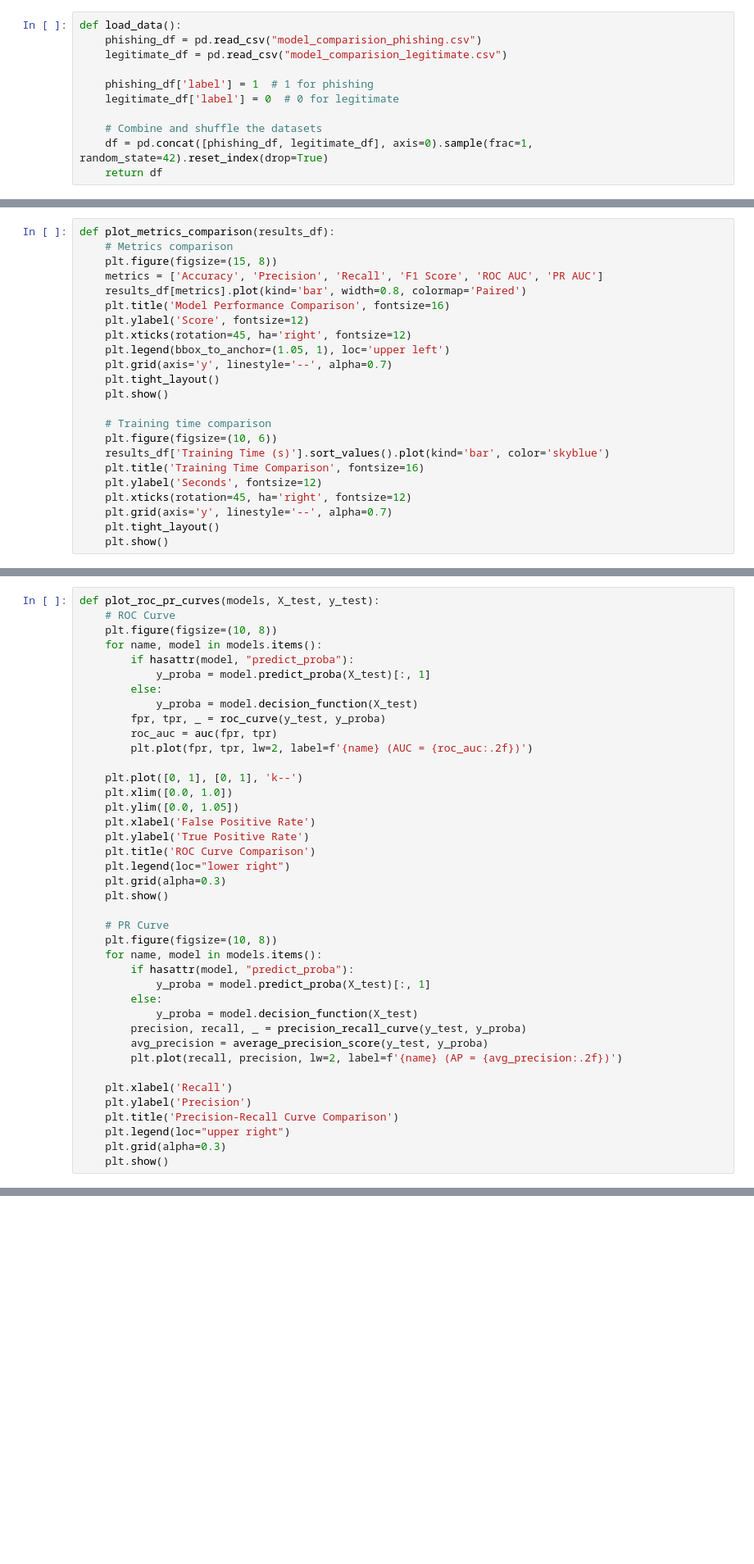
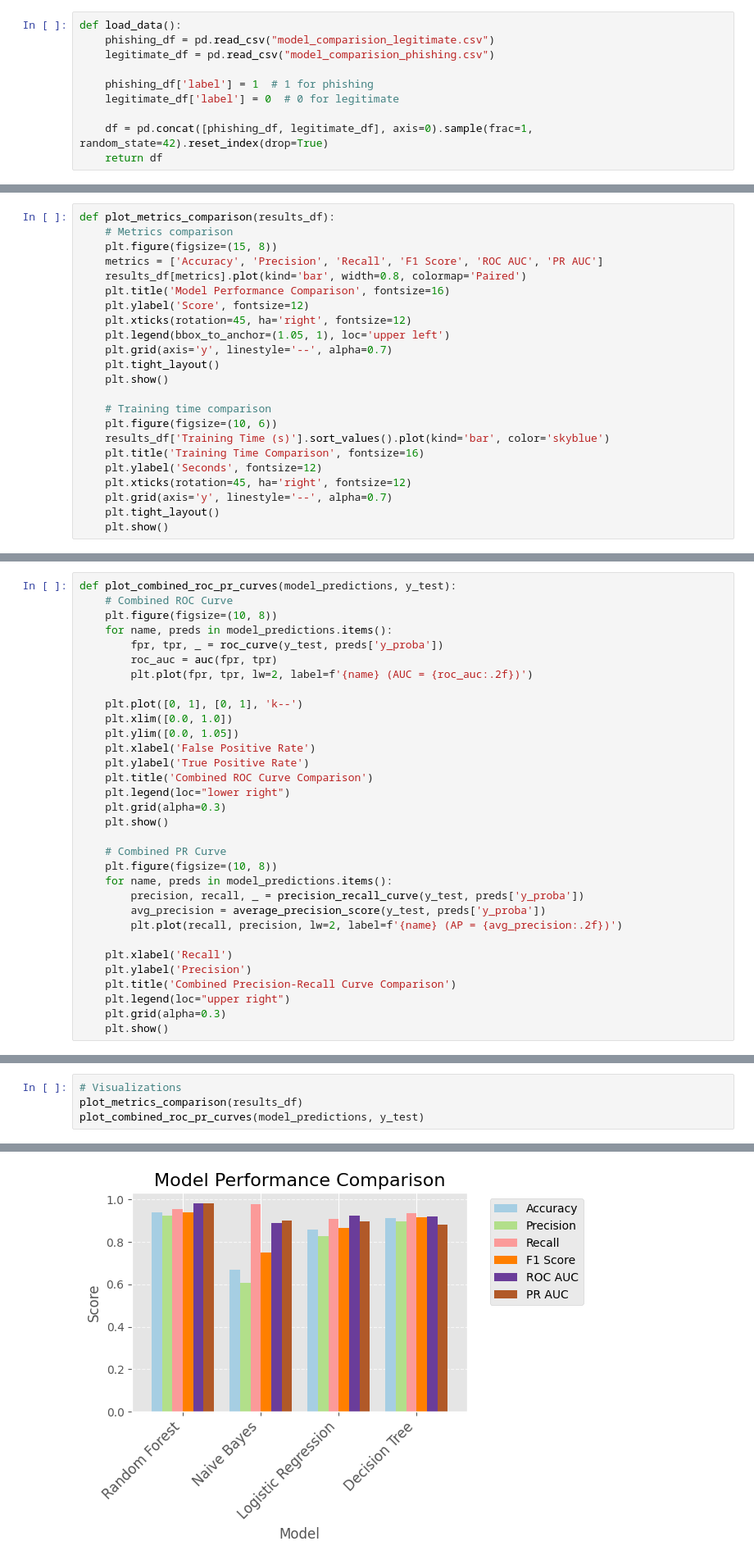
Before and after one commit to shakilmiahcse/phishing_url_detector, a Jupyter notebook: model_evaluation.ipynb, the cells around one changed output, grey strips where cells are left out. Shown at 82% size. Saved outputs shown, nothing was run; the diff lists cells and outputs as text; blank space fills up the shorter version.

```diff
--- a/model_evaluation.ipynb
+++ b/model_evaluation.ipynb
@@ -40,13 +40,12 @@ sns.set_palette("husl")
 This function loads both phishing and legitimate website data, combines them, and adds labels:
 # %%
 def load_data():
-    phishing_df = pd.read_csv("model_comparision_phishing.csv")
-    legitimate_df = pd.read_csv("model_comparision_legitimate.csv")
+    phishing_df = pd.read_csv("model_comparision_legitimate.csv")
+    legitimate_df = pd.read_csv("model_comparision_phishing.csv")
 
     phishing_df['label'] = 1  # 1 for phishing
     legitimate_df['label'] = 0  # 0 for legitimate
 
-    # Combine and shuffle the datasets
     df = pd.concat([phishing_df, legitimate_df], axis=0).sample(frac=1, random_state=42).reset_index(drop=True)
     return df
 # %% [markdown]
@@ -231,13 +235,9 @@ def plot_metrics_comparison(results_df):
 # %%
-def plot_roc_pr_curves(models, X_test, y_test):
-    # ROC Curve
+def plot_combined_roc_pr_curves(model_predictions, y_test):
+    # Combined ROC Curve
     plt.figure(figsize=(10, 8))
-    for name, model in models.items():
-        if hasattr(model, "predict_proba"):
-            y_proba = model.predict_proba(X_test)[:, 1]
-        else:
-            y_proba = model.decision_function(X_test)
-        fpr, tpr, _ = roc_curve(y_test, y_proba)
+    for name, preds in model_predictions.items():
+        fpr, tpr, _ = roc_curve(y_test, preds['y_proba'])
         roc_auc = auc(fpr, tpr)
         plt.plot(fpr, tpr, lw=2, label=f'{name} (AUC = {roc_auc:.2f})')
 
@@ -246,25 +246,21 @@ def plot_roc_pr_curves(models, X_test, y_test):
     plt.ylim([0.0, 1.05])
     plt.xlabel('False Positive Rate')
     plt.ylabel('True Positive Rate')
-    plt.title('ROC Curve Comparison')
+    plt.title('Combined ROC Curve Comparison')
     plt.legend(loc="lower right")
     plt.grid(alpha=0.3)
     plt.show()
 
-    # PR Curve
+    # Combined PR Curve
     plt.figure(figsize=(10, 8))
-    for name, model in models.items():
-        if hasattr(model, "predict_proba"):
-            y_proba = model.predict_proba(X_test)[:, 1]
-        else:
-            y_proba = model.decision_function(X_test)
-        precision, recall, _ = precision_recall_curve(y_test, y_proba)
-        avg_precision = average_precision_score(y_test, y_proba)
+    for name, preds in model_predictions.items():
+        precision, recall, _ = precision_recall_curve(y_test, preds['y_proba'])
+        avg_precision = average_precision_score(y_test, preds['y_proba'])
         plt.plot(recall, precision, lw=2, label=f'{name} (AP = {avg_precision:.2f})')
 
     plt.xlabel('Recall')
     plt.ylabel('Precision')
-    plt.title('Precision-Recall Curve Comparison')
+    plt.title('Combined Precision-Recall Curve Comparison')
     plt.legend(loc="upper right")
     plt.grid(alpha=0.3)
     plt.show()
@@ -459,0 +545,5 @@ main()
+# %%
+# Visualizations
+plot_metrics_comparison(results_df)
+plot_combined_roc_pr_curves(model_predictions, y_test)
+# %% [output]
@@ -459,0 +551 @@ main()
+[figure, added]
```
Also changed, not shown: parts of 57 cells of this notebook, 3 other files.
